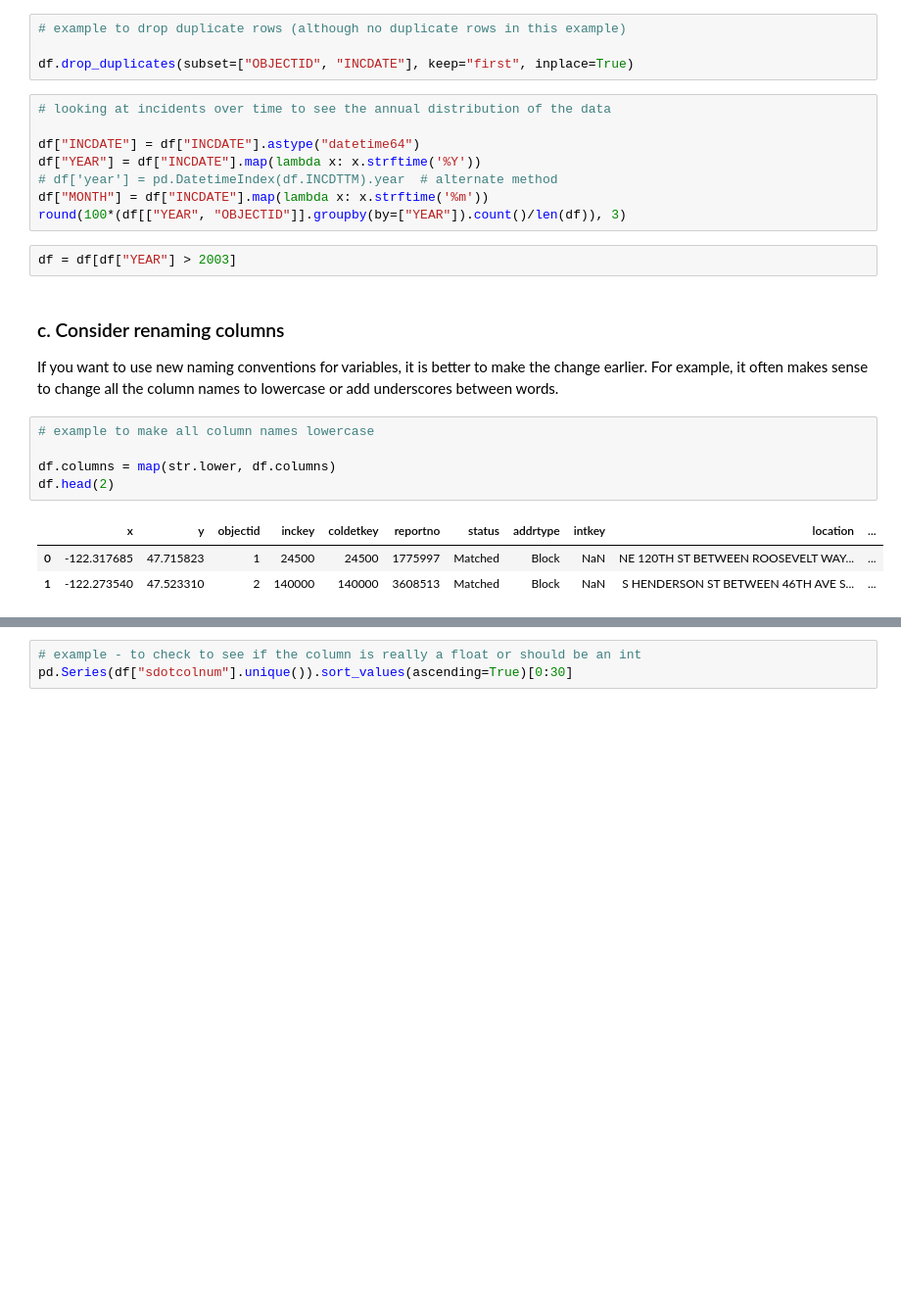
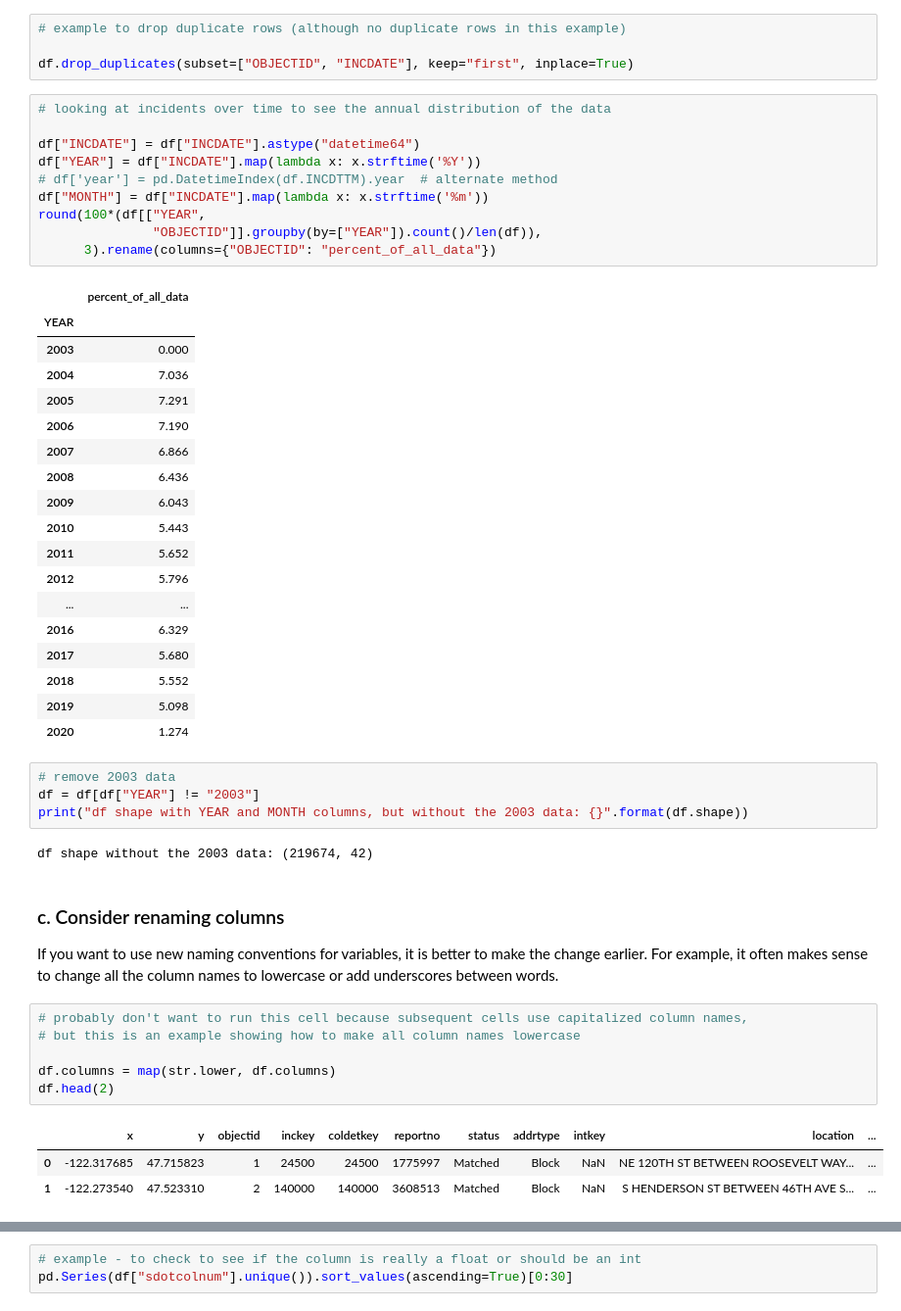
Before and after one commit to niwako/garbanzo, a Jupyter notebook: Workshop on EDA.ipynb, the cells around one changed output, grey strips where cells are left out. Shown at 98% size. Cells and saved outputs as stored; diff of their text form; blank space fills up the shorter version.

Commit message:
a few updates to text, sections 7 and 9, and deleted notes cells

```diff
--- a/Workshop on EDA.ipynb
+++ b/Workshop on EDA.ipynb
@@ -290,19 +311,45 @@ df.drop_duplicates(subset=["OBJECTID", "INCDATE"], keep="first", inplace=True)
 # %%
 # looking at incidents over time to see the annual distribution of the data
 
 df["INCDATE"] = df["INCDATE"].astype("datetime64")
 df["YEAR"] = df["INCDATE"].map(lambda x: x.strftime('%Y'))
 # df['year'] = pd.DatetimeIndex(df.INCDTTM).year  # alternate method
 df["MONTH"] = df["INCDATE"].map(lambda x: x.strftime('%m'))
-round(100*(df[["YEAR", "OBJECTID"]].groupby(by=["YEAR"]).count()/len(df)), 3)
+round(100*(df[["YEAR",
+               "OBJECTID"]].groupby(by=["YEAR"]).count()/len(df)),
+      3).rename(columns={"OBJECTID": "percent_of_all_data"})
+# %% [output]
+|  | percent_of_all_data |
+| YEAR |  |
+| 2003 | 0.000 |
+| 2004 | 7.036 |
+| 2005 | 7.291 |
+| 2006 | 7.190 |
+| 2007 | 6.866 |
+| 2008 | 6.436 |
+| 2009 | 6.043 |
+| 2010 | 5.443 |
+| 2011 | 5.652 |
+| 2012 | 5.796 |
+| ... | ... |
+| 2016 | 6.329 |
+| 2017 | 5.680 |
+| 2018 | 5.552 |
+| 2019 | 5.098 |
+| 2020 | 1.274 |
-# %%
-df = df[df["YEAR"] > 2003]
+# %%
+# remove 2003 data
+df = df[df["YEAR"] != "2003"]
+print("df shape with YEAR and MONTH columns, but without the 2003 data: {}".format(df.shape))
+# %% [output]
+df shape without the 2003 data: (219674, 42)
 # %% [markdown]
 ### c. Consider renaming columns
 
 If you want to use new naming conventions for variables, it is better to make the change earlier. For example, it often makes sense to change all the column names to lowercase or add underscores between words.
 # %%
-# example to make all column names lowercase
+# probably don't want to run this cell because subsequent cells use capitalized column names,
+# but this is an example showing how to make all column names lowercase
 
 df.columns = map(str.lower, df.columns)
 df.head(2)
```
Also changed, not shown: parts of 37 cells of this notebook.
